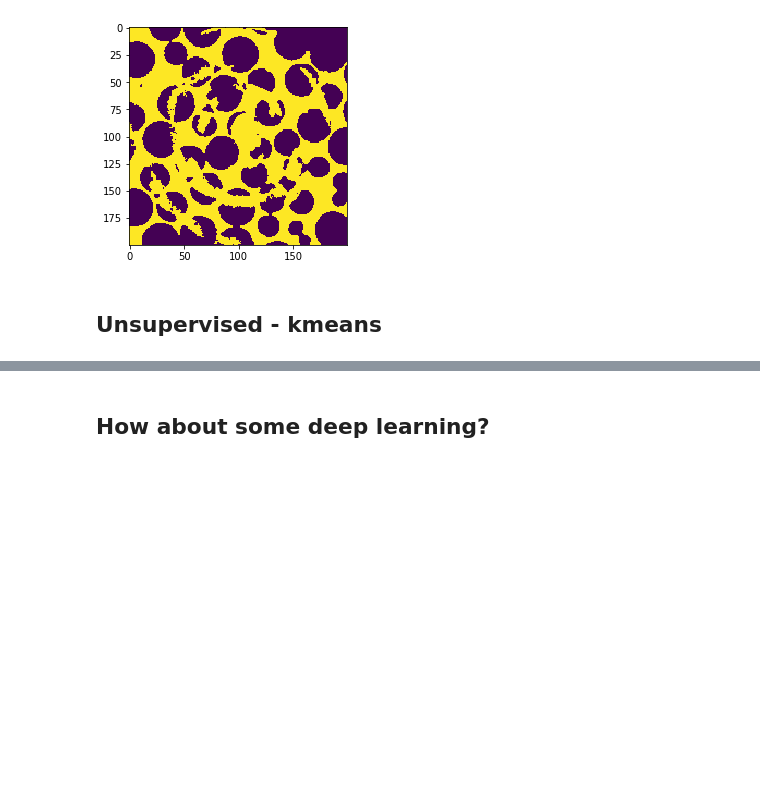
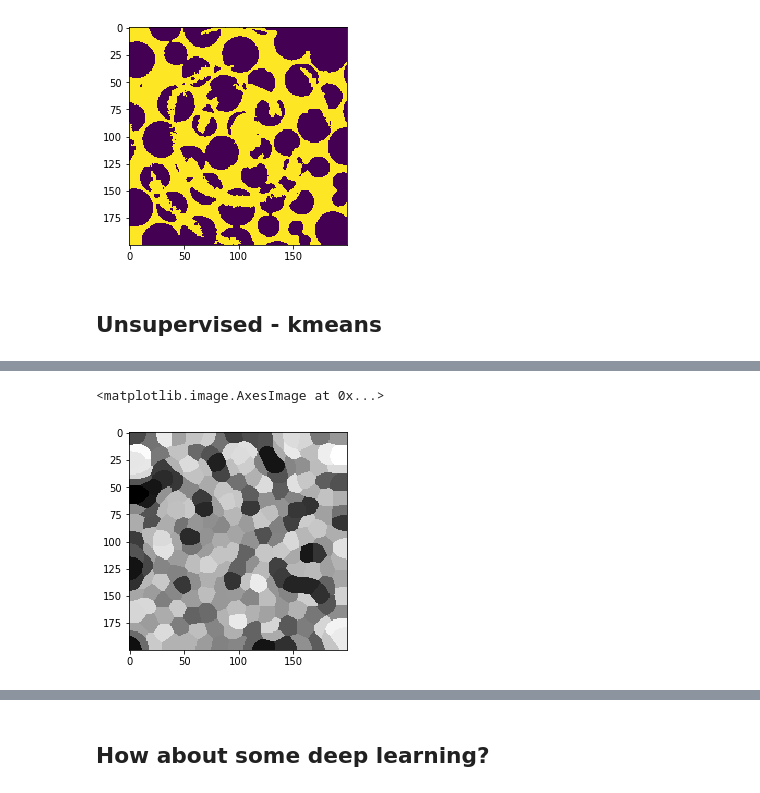
Before and after one commit to BIDS/ISVC2019, a Jupyter notebook: tutorial_notebooks/03_danials19_wrkshp.ipynb, the cells around one changed output, grey strips where cells are left out. Drawn from its saved outputs; the diff is of its cells as text; code cells hidden in the pictures; blank space fills up the shorter version.

```diff
--- a/tutorial_notebooks/03_danials19_wrkshp.ipynb
+++ b/tutorial_notebooks/03_danials19_wrkshp.ipynb
@@ -179,0 +183,8 @@ plt.imshow(cluster_centers[cluster_labels])
+# %%
+from skimage import color
+from skimage.future import graph
+output = color.label2rgb(segments, aslice, kind='avg')
+plt.imshow(output,cmap='gray')
+# %% [output]
+<matplotlib.image.AxesImage at 0x...>
+[figure, added]
```
Also changed, not shown: parts of 9 cells of this notebook.
